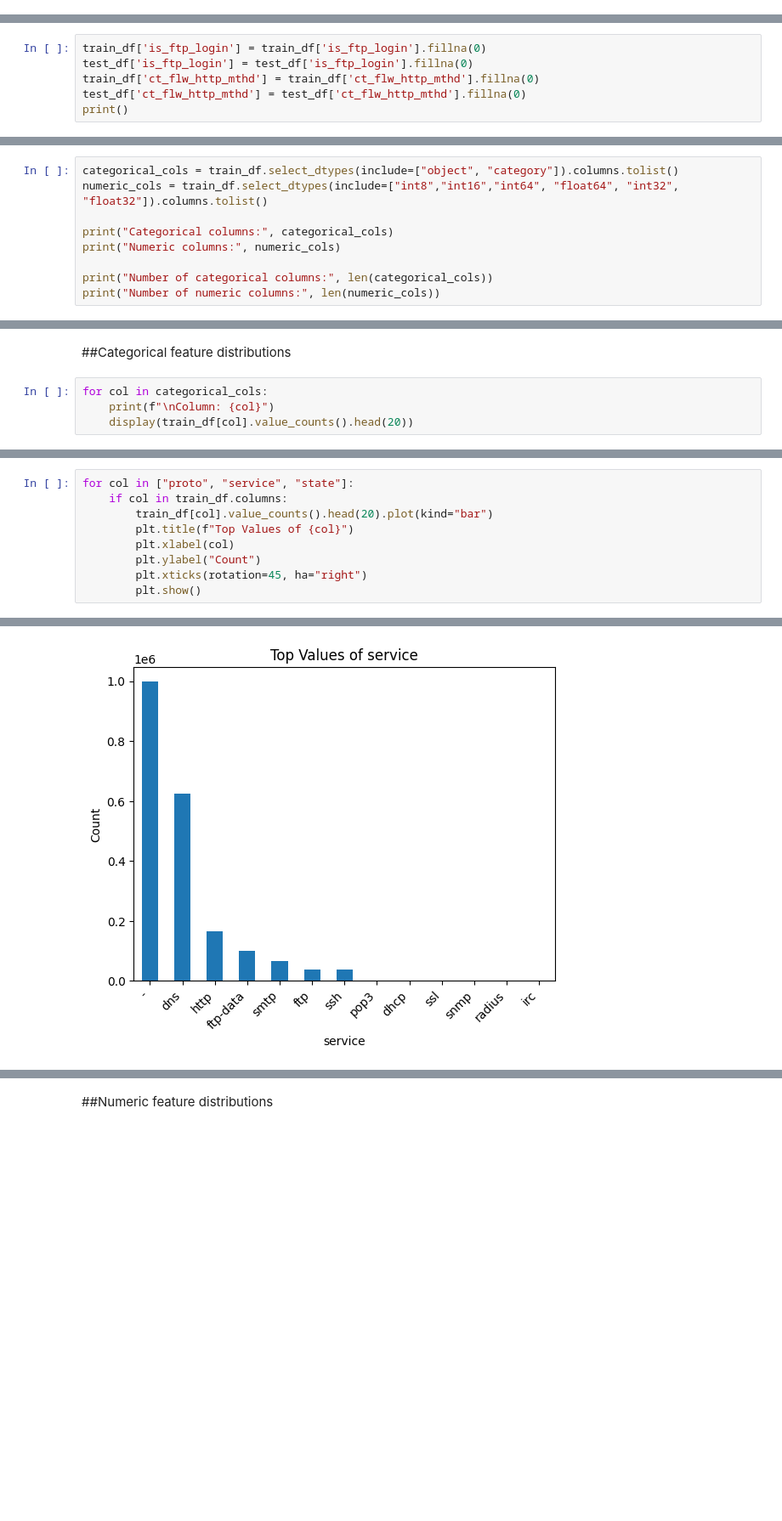
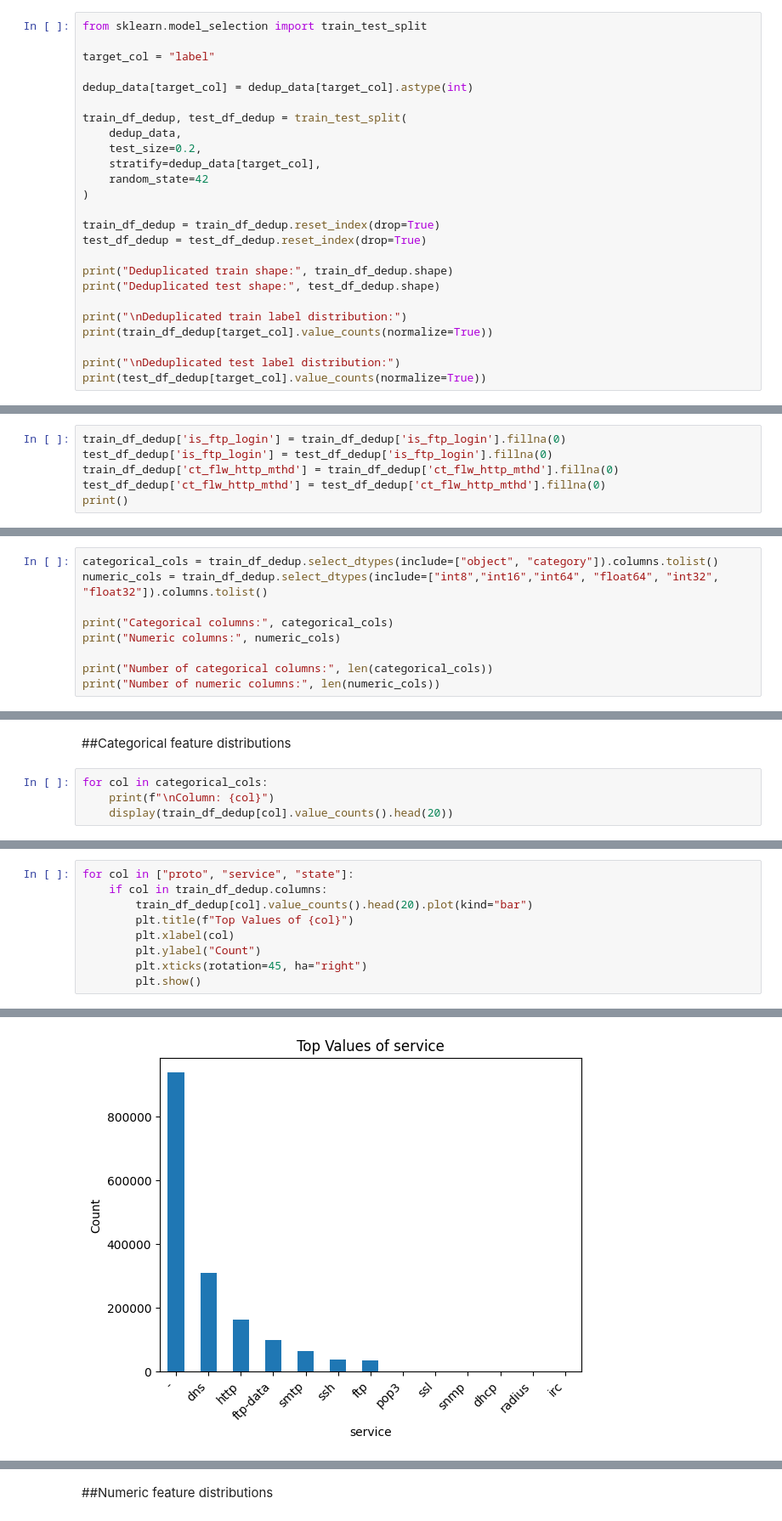
Before and after one commit to ArielYuki123/data-science-cyber-unsw-nb15-ids, a Jupyter notebook: notebooks/unsw_nb15_ids_project.ipynb, the cells around one changed output, grey strips where cells are left out. Shown at 85% size. Saved outputs shown, nothing was run; the diff lists cells and outputs as text; blank space fills up the shorter version.

```diff
--- a/notebooks/unsw_nb15_ids_project.ipynb
+++ b/notebooks/unsw_nb15_ids_project.ipynb
@@ -315,0 +371,25 @@ test_df: (508010, 49)
+# %%
+from sklearn.model_selection import train_test_split
+
+target_col = "label"
+
+dedup_data[target_col] = dedup_data[target_col].astype(int)
+
+train_df_dedup, test_df_dedup = train_test_split(
+    dedup_data,
+    test_size=0.2,
+    stratify=dedup_data[target_col],
+    random_state=42
+)
+
+train_df_dedup = train_df_dedup.reset_index(drop=True)
+test_df_dedup = test_df_dedup.reset_index(drop=True)
+
+print("Deduplicated train shape:", train_df_dedup.shape)
+print("Deduplicated test shape:", test_df_dedup.shape)
+
+print("\nDeduplicated train label distribution:")
+print(train_df_dedup[target_col].value_counts(normalize=True))
+
+print("\nDeduplicated test label distribution:")
+print(test_df_dedup[target_col].value_counts(normalize=True))
@@ -422,9 +532,9 @@ Top missing values in test:
 dtype: int64
 # %%
-train_df['is_ftp_login'] = train_df['is_ftp_login'].fillna(0)
-test_df['is_ftp_login'] = test_df['is_ftp_login'].fillna(0)
-train_df['ct_flw_http_mthd'] = train_df['ct_flw_http_mthd'].fillna(0)
-test_df['ct_flw_http_mthd'] = test_df['ct_flw_http_mthd'].fillna(0)
+train_df_dedup['is_ftp_login'] = train_df_dedup['is_ftp_login'].fillna(0)
+test_df_dedup['is_ftp_login'] = test_df_dedup['is_ftp_login'].fillna(0)
+train_df_dedup['ct_flw_http_mthd'] = train_df_dedup['ct_flw_http_mthd'].fillna(0)
+test_df_dedup['ct_flw_http_mthd'] = test_df_dedup['ct_flw_http_mthd'].fillna(0)
 print()
 # %% [markdown]
 This way of handling the missing values was taken from the blog.
@@ -561,8 +671,8 @@ plt.show()
 # %% [markdown]
 ##Separate numeric and categorical columns
 # %%
-categorical_cols = train_df.select_dtypes(include=["object", "category"]).columns.tolist()
-numeric_cols = train_df.select_dtypes(include=["int8","int16","int64", "float64", "int32", "float32"]).columns.tolist()
+categorical_cols = train_df_dedup.select_dtypes(include=["object", "category"]).columns.tolist()
+numeric_cols = train_df_dedup.select_dtypes(include=["int8","int16","int64", "float64", "int32", "float32"]).columns.tolist()
 
 print("Categorical columns:", categorical_cols)
 print("Numeric columns:", numeric_cols)
@@ -579,7 +689,7 @@ Number of numeric columns: 40
 # %%
 for col in categorical_cols:
     print(f"\nColumn: {col}")
-    display(train_df[col].value_counts().head(20))
+    display(train_df_dedup[col].value_counts().head(20))
 # %% [output]
 Column: srcip
 |  | count |
@@ -664,8 +774,8 @@ dtype: int64
 ... (15 outputs left out)
 # %%
 for col in ["proto", "service", "state"]:
-    if col in train_df.columns:
-        train_df[col].value_counts().head(20).plot(kind="bar")
+    if col in train_df_dedup.columns:
+        train_df_dedup[col].value_counts().head(20).plot(kind="bar")
         plt.title(f"Top Values of {col}")
         plt.xlabel(col)
         plt.ylabel("Count")
@@ -676 +786 @@ for col in ["proto", "service", "state"]:
-[figure, old version]
+[figure, new version]
```
Also changed, not shown: parts of 62 cells of this notebook, 2 other files.
